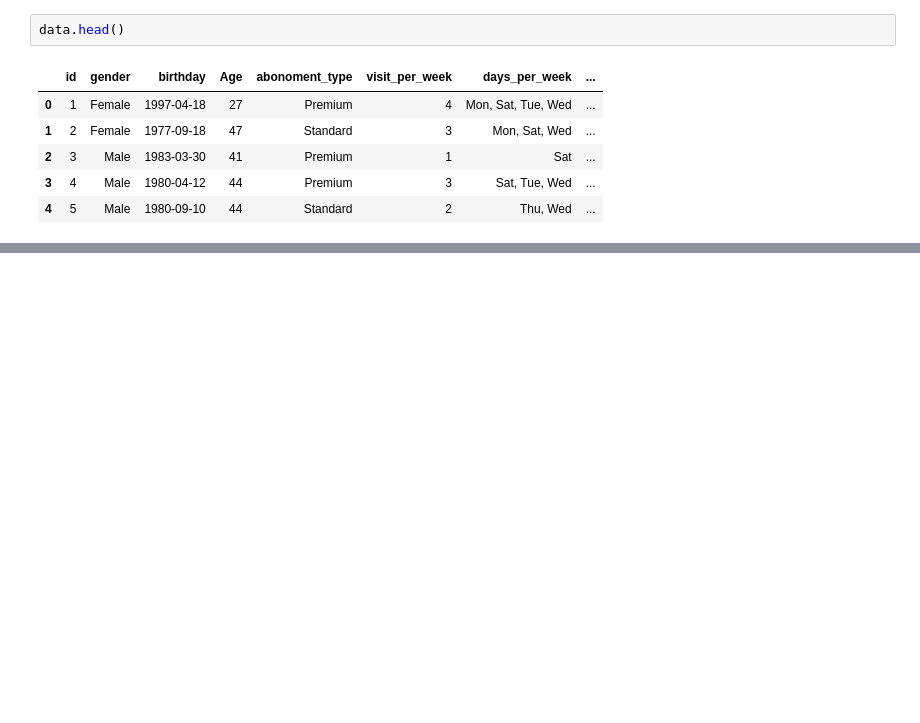
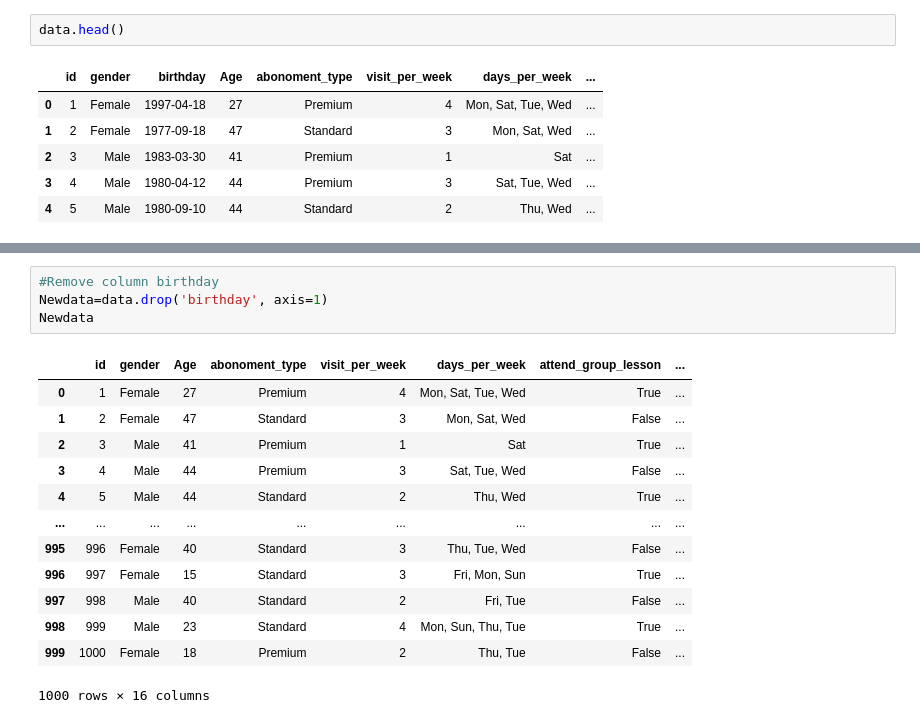
Before and after one commit to Pratikpant2020/Comprehensive-analysis-of-Gym-membership-and-Gym-members-exercise, a Jupyter notebook: gym.ipynb, the cells around one changed output, grey strips where cells are left out. Drawn from its saved outputs; the diff is of its cells as text; blank space fills up the shorter version.

```diff
--- a/gym.ipynb
+++ b/gym.ipynb
@@ -157,0 +212,18 @@ data.head()
+# %%
+#Remove column birthday
+Newdata=data.drop('birthday', axis=1)
+Newdata
+# %% [output]
+|  | id | gender | Age | abonoment_type | visit_per_week | days_per_week | attend_group_lesson | ... |
+| 0 | 1 | Female | 27 | Premium | 4 | Mon, Sat, Tue, Wed | True | ... |
+| 1 | 2 | Female | 47 | Standard | 3 | Mon, Sat, Wed | False | ... |
+| 2 | 3 | Male | 41 | Premium | 1 | Sat | True | ... |
+| 3 | 4 | Male | 44 | Premium | 3 | Sat, Tue, Wed | False | ... |
+| 4 | 5 | Male | 44 | Standard | 2 | Thu, Wed | True | ... |
+| ... | ... | ... | ... | ... | ... | ... | ... | ... |
+| 995 | 996 | Female | 40 | Standard | 3 | Thu, Tue, Wed | False | ... |
+| 996 | 997 | Female | 15 | Standard | 3 | Fri, Mon, Sun | True | ... |
+| 997 | 998 | Male | 40 | Standard | 2 | Fri, Tue | False | ... |
+| 998 | 999 | Male | 23 | Standard | 4 | Mon, Sun, Thu, Tue | True | ... |
+| 999 | 1000 | Female | 18 | Premium | 2 | Thu, Tue | False | ... |
+1000 rows × 16 columns
```
Also changed, not shown: parts of 13 cells of this notebook, 1 other file.
